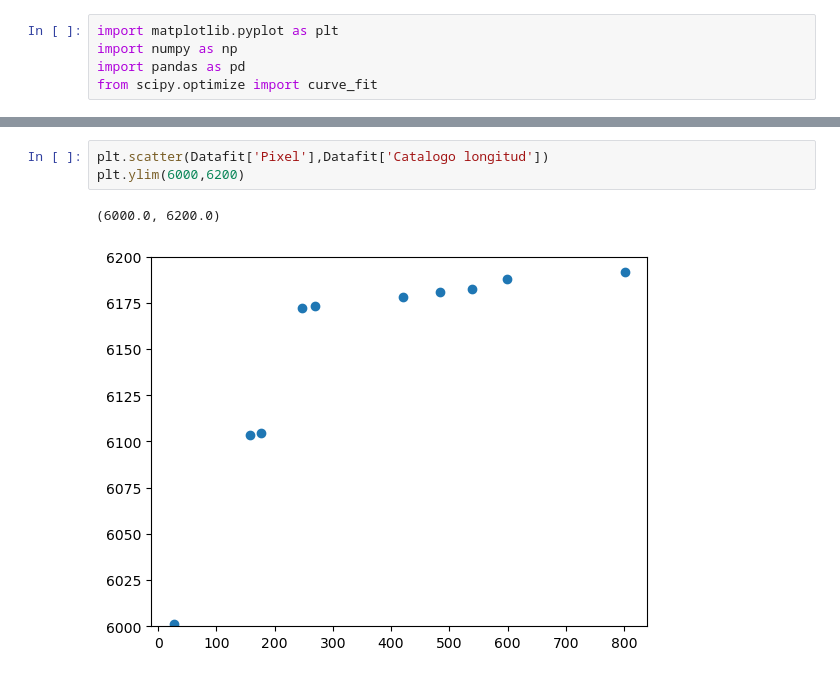
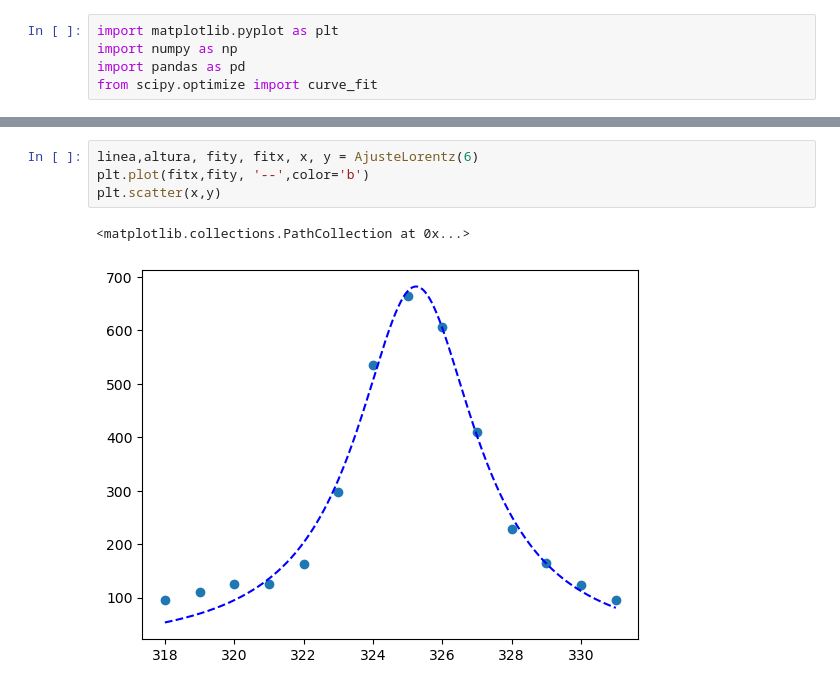
Before and after one commit to ccuellarn/Torium-Operation, a Jupyter notebook: Analisis.ipynb, the cells around one changed output, grey strips where cells are left out. Saved outputs shown, nothing was run; the diff lists cells and outputs as text.

Commit message:
Arreglo de la parte de Lorentz

```diff
--- a/Analisis.ipynb
+++ b/Analisis.ipynb
@@ -101,6 +98,7 @@ Datafit
-# %%
-plt.scatter(Datafit['Pixel'],Datafit['Catalogo longitud'])
-plt.ylim(6000,6200)
-# %% [output]
-(6000.0, 6200.0)
-[figure, removed]
+# %%
+linea,altura, fity, fitx, x, y = AjusteLorentz(6)
+plt.plot(fitx,fity, '--',color='b')
+plt.scatter(x,y)
+# %% [output]
+<matplotlib.collections.PathCollection at 0x...>
+[figure, added]
```
Also changed, not shown: parts of 3 cells of this notebook, 1 other file.
